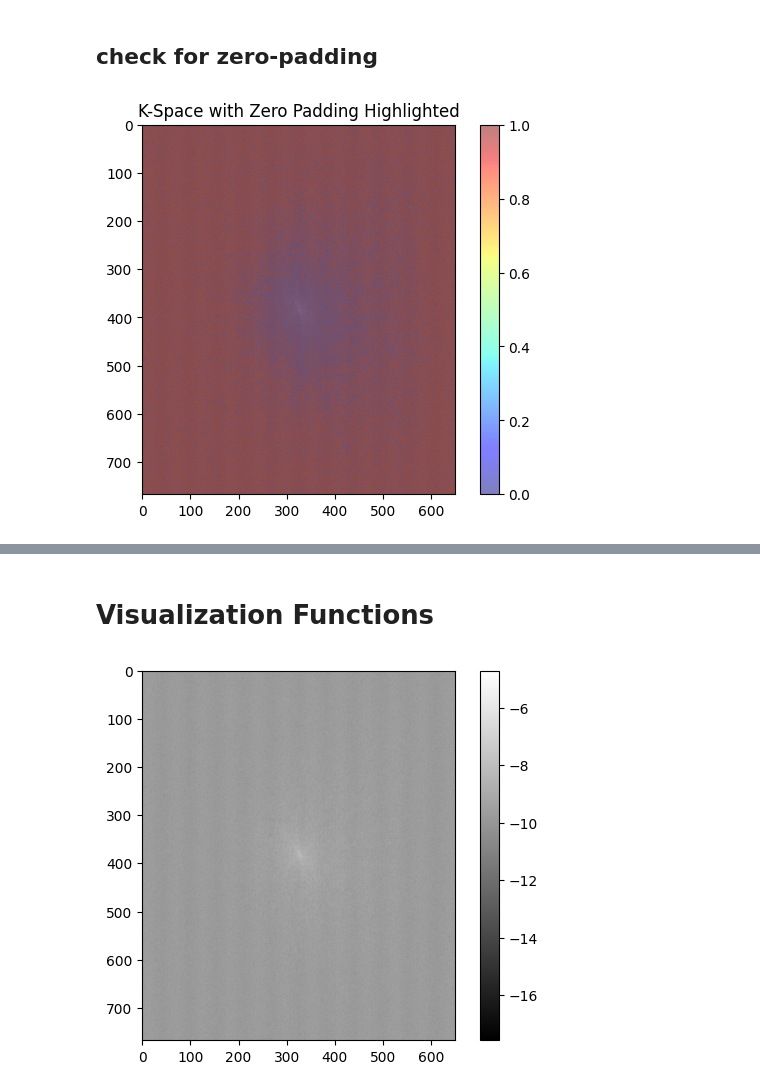
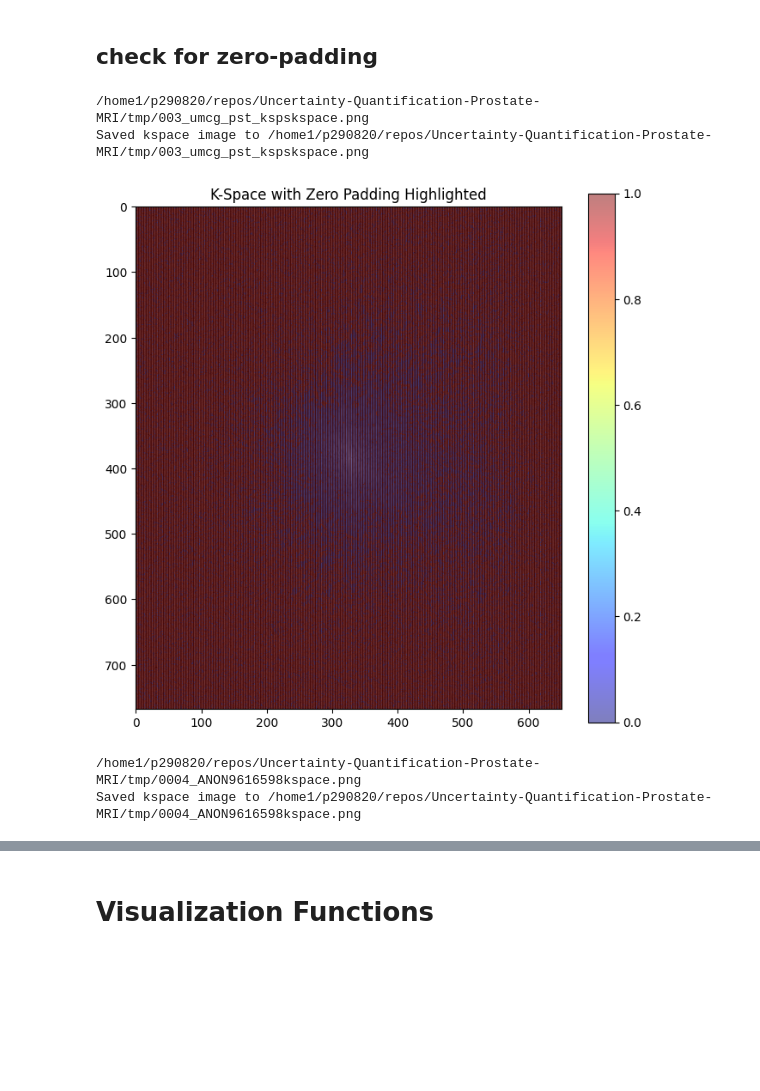
Before and after one commit to Quintin1995/Uncertainty-Quantification-Prostate-MRI, a Jupyter notebook: scripts/03_UQ_test.ipynb, the cells around one changed output, grey strips where cells are left out. Saved outputs shown, nothing was run; the diff lists cells and outputs as text; code cells hidden in the pictures; blank space fills up the shorter version.

Commit message:
Can load the k-space files and visualize them.

```diff
--- a/scripts/03_UQ_test.ipynb
+++ b/scripts/03_UQ_test.ipynb
@@ -5,0 +8,5 @@ import h5py
+# %%
+leave_x_out = 1             # how many echoes to leave out for testing
+echo_train_length = 25      # the number of echoes in each echo train
+tmpdir = Path('/home1/p290820/repos/Uncertainty-Quantification-Prostate-MRI/tmp')
+print(tmpdir)
@@ -18,10 +16,0 @@ The first file is /scratch/p290820/datasets/003_umcg_pst_ksps/data/0003_ANON5046
-# %%
-with h5py.File(h5_files[0], 'r') as f:
-    for key in f.keys():
-        print(f'Key: {key}')
-    for attr in f.attrs:
-        print(f'Attribute: {attr}')
-
-    data = f['kspace'][()]
-    print(f'\nShape: {data.shape}')
-    print(f'Data type: {data.dtype}')
@@ -45,0 +76,4 @@ Data type: complex64
+# %%
+# Load data for both patients
+pat3 = load_patient_data(pat3, debug=True)
+pat4 = load_patient_data(pat4, debug=True)
@@ -48,39 +100,64 @@ Data type: complex64
 # %%
 def check_zero_padding(kspace: np.ndarray, threshold: float = 1e-5) -> np.ndarray:
     """
     This function checks for zero-padding in the k-space data.
     It returns a boolean array indicating where zero-padding is present (near-zero values).
 
     Args:
     kspace (np.ndarray): The k-space data array.
     threshold (float): The threshold below which values are considered zero-padding.
 
     Returns:
     np.ndarray: A boolean array where True indicates zero-padding, False otherwise.
     """
+    assert len(kspace.shape) == 2, "Input k-space should be a 2D array (slice)"
+
     # Identify where the k-space values are below the threshold (indicating zero-padding)
     zero_padding_mask = np.abs(kspace) < threshold
     return zero_padding_mask
 
-def plot_zero_padding(kspace: np.ndarray, threshold: float = 1e-5) -> None:
+
+def plot_zero_padding(patient_dict: dict, threshold: float = 1e-5, epsilon: float = 1e-8):
     """
     This function visualizes the k-space slice and highlights zero-padded regions.
 
     Args:
-    kspace (np.ndarray): The k-space data array.
+    patient_dict (dict): The dictionary containing the patient
     threshold (float): The threshold below which values are considered zero-padding.
+    epsilon (float): A small value added to avoid log(0) issues.
     """
-    zero_padding_mask = check_zero_padding(kspace, threshold)
+
+    ksp_slice = patient_dict["slice_ksp"]
+
+    assert len(ksp_slice.shape) == 2, "Input k-space should be a 2D array (slice)"
+
+    # Identify zero padding and highlight it
+    zero_padding_mask = check_zero_padding(ksp_slice, threshold)
+
+    # Avoid log(0) by adding epsilon
+    ksp_log = np.log(np.abs(ksp_slice) + epsilon)
 
     # Plot the k-space with a mask overlay to show zero-padded areas
-    plt.figure()
-    plt.imshow(np.log(np.abs(kspace[0, 0, 0, ...])), cmap='gray')
-    plt.imshow(zero_padding_mask[0, 0, 0, ...], cmap='jet', alpha=0.5)  # Overlay zero-padding
+    plt.figure(figsize=(8, 8))
+    plt.imshow(ksp_log, cmap='gray')
+    plt.imshow(zero_padding_mask, cmap='jet', alpha=0.5)  # Overlay zero-padding mask
     plt.colorbar()
     plt.title('K-Space with Zero Padding Highlighted')
+
+    # Save the grayscale image with log(k-space) values
+    fname = tmpdir / f"{patient_dict['pat_id']}kspace.png"
+    print(fname)
+    plt.imsave(str(fname), ksp_log, cmap='gray')
+    print(f"Saved kspace image to {fname}")
+
     plt.show()
 
-# Example usage:
-plot_zero_padding(data)
+
+plot_zero_padding(pat3)
+plot_zero_padding(pat4)
 # %% [output]
+/home1/p290820/repos/Uncertainty-Quantification-Prostate-MRI/tmp/003_umcg_pst_kspskspace.png
+Saved kspace image to /home1/p290820/repos/Uncertainty-Quantification-Prostate-MRI/tmp/003_umcg_pst_kspskspace.png
-[figure, old version]
+[figure, new version]
+/home1/p290820/repos/Uncertainty-Quantification-Prostate-MRI/tmp/0004_ANON9616598kspace.png
+Saved kspace image to /home1/p290820/repos/Uncertainty-Quantification-Prostate-MRI/tmp/0004_ANON9616598kspace.png
@@ -95,5 +173,3 @@ def plot_kspace(kspace: np.ndarray) -> None:
     plt.show()
 # %%
 plot_kspace(data)
-# %% [output]
-[figure, removed]
```
Also changed, not shown: parts of 9 cells of this notebook, 1 other file.
